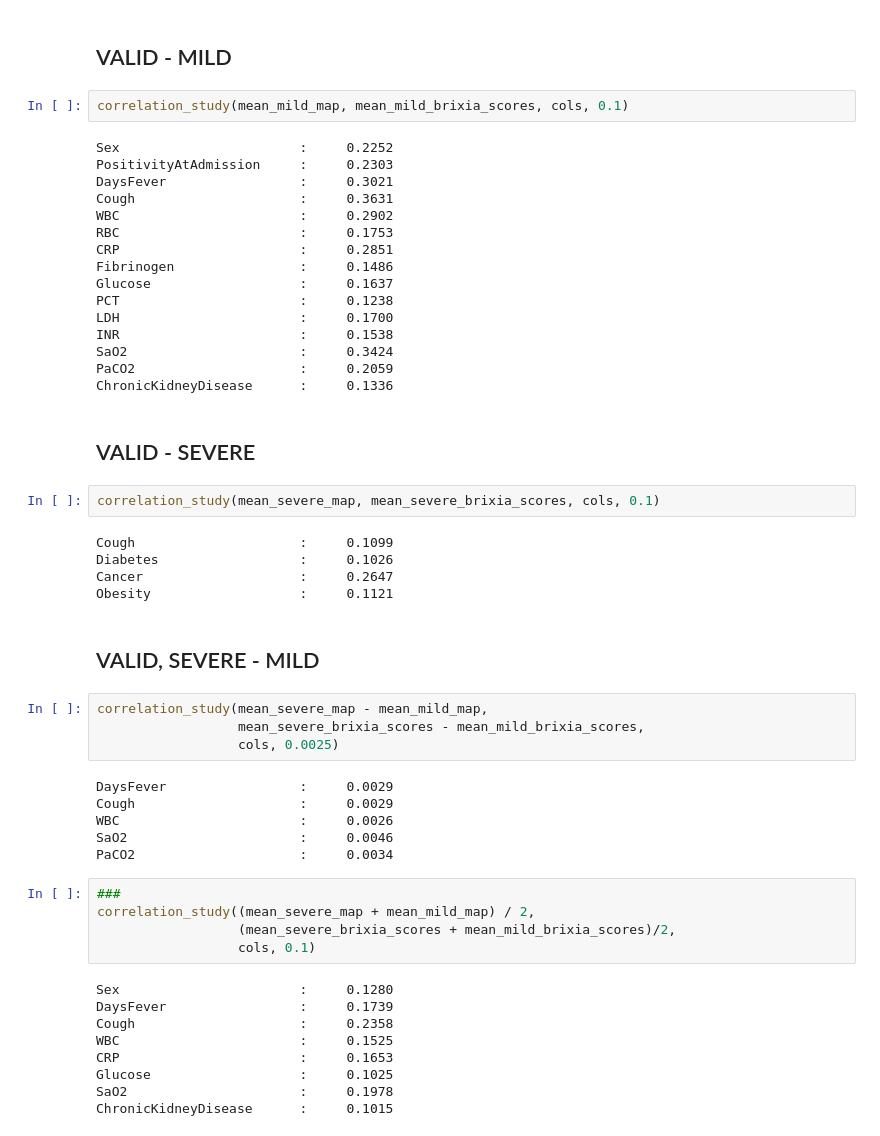
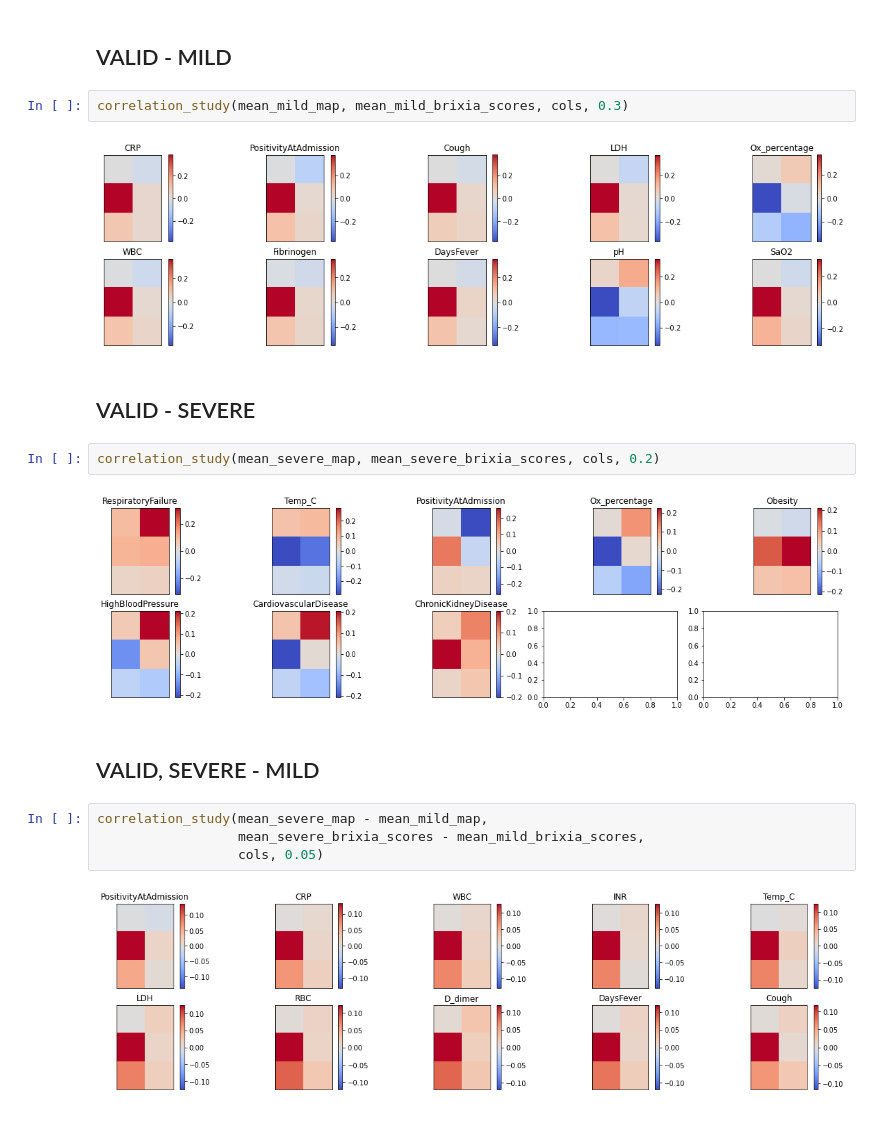
Before and after one commit to csabaiBio/ai4covid, a Jupyter notebook: notebooks/attention_maps_brixia_correlate.ipynb, the cells around one changed output. Cells and saved outputs as stored; diff of their text form.

```diff
--- a/notebooks/attention_maps_brixia_correlate.ipynb
+++ b/notebooks/attention_maps_brixia_correlate.ipynb
@@ -233,55 +268,20 @@ Position                  :    -0.0032
 # %% [markdown]
 ## VALID - MILD
 # %%
-correlation_study(mean_mild_map, mean_mild_brixia_scores, cols, 0.1)
+correlation_study(mean_mild_map, mean_mild_brixia_scores, cols, 0.3)
 # %% [output]
-Sex                       :     0.2252
-PositivityAtAdmission     :     0.2303
-DaysFever                 :     0.3021
-Cough                     :     0.3631
-WBC                       :     0.2902
-RBC                       :     0.1753
-CRP                       :     0.2851
-Fibrinogen                :     0.1486
-Glucose                   :     0.1637
-PCT                       :     0.1238
-LDH                       :     0.1700
-INR                       :     0.1538
-SaO2                      :     0.3424
-PaCO2                     :     0.2059
-ChronicKidneyDisease      :     0.1336
+[figure, added]
 # %% [markdown]
 ## VALID - SEVERE
 # %%
-correlation_study(mean_severe_map, mean_severe_brixia_scores, cols, 0.1)
+correlation_study(mean_severe_map, mean_severe_brixia_scores, cols, 0.2)
 # %% [output]
-Cough                     :     0.1099
-Diabetes                  :     0.1026
-Cancer                    :     0.2647
-Obesity                   :     0.1121
+[figure, added]
 # %% [markdown]
 ## VALID, SEVERE - MILD
 # %%
 correlation_study(mean_severe_map - mean_mild_map,
                   mean_severe_brixia_scores - mean_mild_brixia_scores,
-                  cols, 0.0025)
+                  cols, 0.05)
 # %% [output]
-DaysFever                 :     0.0029
-Cough                     :     0.0029
-WBC                       :     0.0026
-SaO2                      :     0.0046
-PaCO2                     :     0.0034
+[figure, added]
-# %%
-###
-correlation_study((mean_severe_map + mean_mild_map) / 2,
-                  (mean_severe_brixia_scores + mean_mild_brixia_scores)/2,
-                  cols, 0.1)
-# %% [output]
-Sex                       :     0.1280
-DaysFever                 :     0.1739
-Cough                     :     0.2358
-WBC                       :     0.1525
-CRP                       :     0.1653
-Glucose                   :     0.1025
-SaO2                      :     0.1978
-ChronicKidneyDisease      :     0.1015
```
Also changed, not shown: parts of 8 cells of this notebook, 3 other files.
